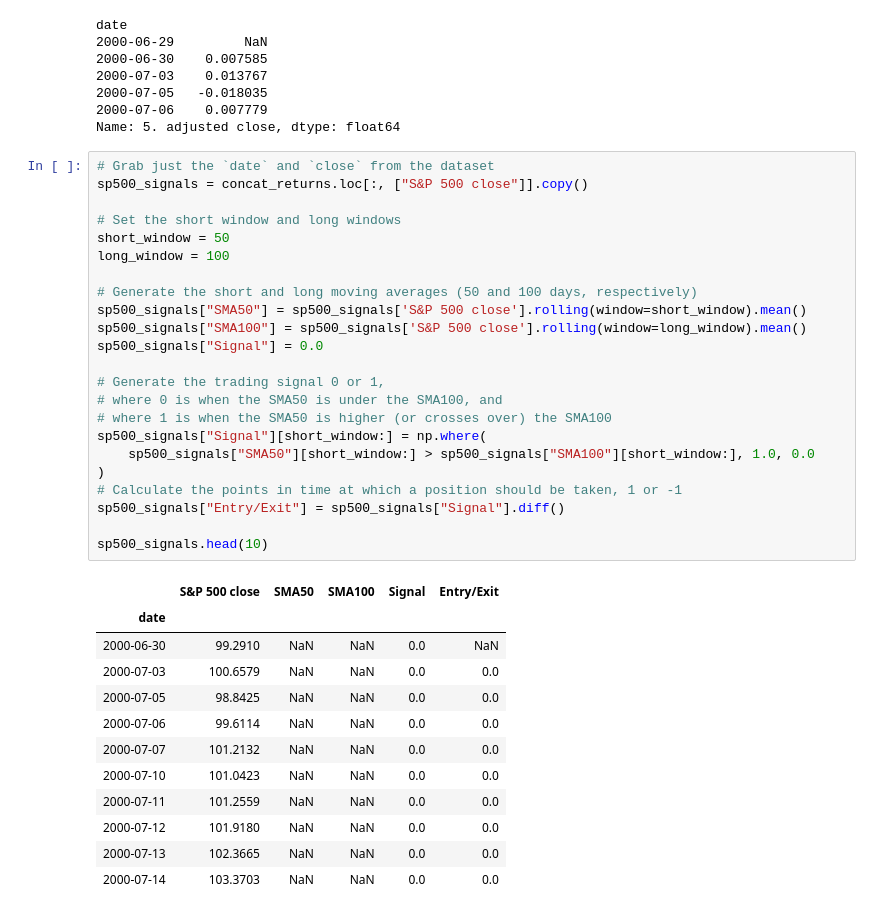
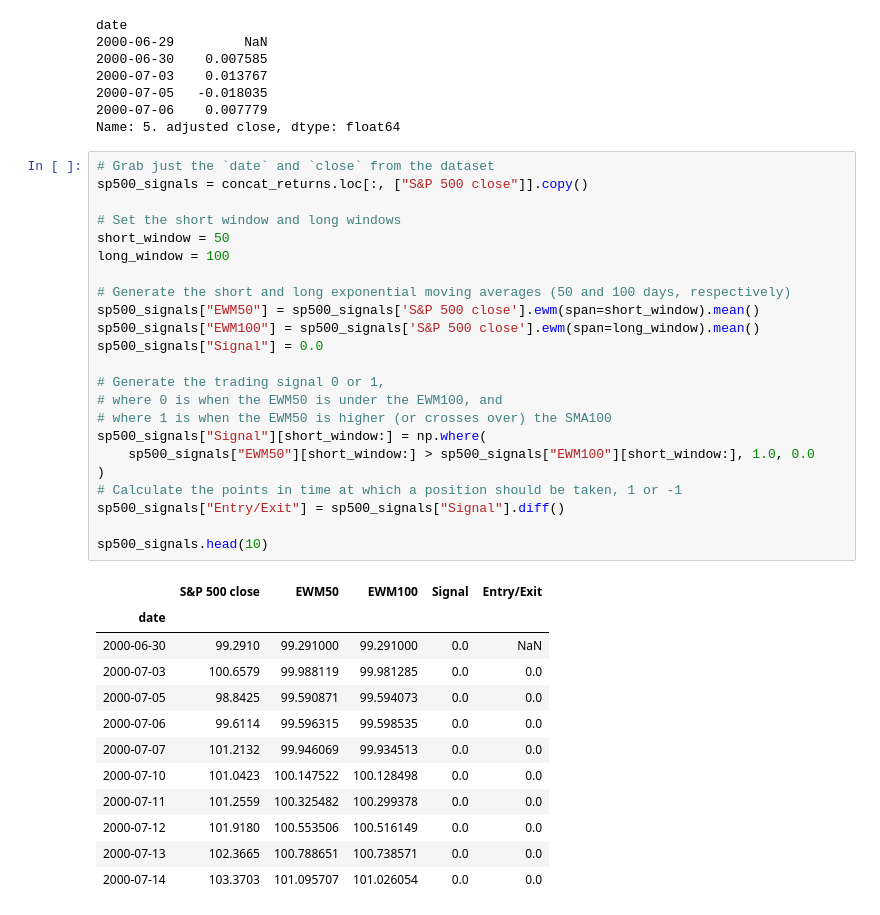
Before and after one commit to awanzek/FinTech_Project2, a Jupyter notebook: Gabe/gabe.ipynb, the cells around one changed output. Drawn from its saved outputs; the diff is of its cells as text.

```diff
--- a/Gabe/gabe.ipynb
+++ b/Gabe/gabe.ipynb
@@ -127,39 +127,39 @@ Name: 5. adjusted close, dtype: float64
 # %%
 # Grab just the `date` and `close` from the dataset
 sp500_signals = concat_returns.loc[:, ["S&P 500 close"]].copy()
 
 # Set the short window and long windows
 short_window = 50
 long_window = 100
 
-# Generate the short and long moving averages (50 and 100 days, respectively)
-sp500_signals["SMA50"] = sp500_signals['S&P 500 close'].rolling(window=short_window).mean()
-sp500_signals["SMA100"] = sp500_signals['S&P 500 close'].rolling(window=long_window).mean()
+# Generate the short and long exponential moving averages (50 and 100 days, respectively)
+sp500_signals["EWM50"] = sp500_signals['S&P 500 close'].ewm(span=short_window).mean()
+sp500_signals["EWM100"] = sp500_signals['S&P 500 close'].ewm(span=long_window).mean()
 sp500_signals["Signal"] = 0.0
 
 # Generate the trading signal 0 or 1,
-# where 0 is when the SMA50 is under the SMA100, and
-# where 1 is when the SMA50 is higher (or crosses over) the SMA100
+# where 0 is when the EWM50 is under the EWM100, and
+# where 1 is when the EWM50 is higher (or crosses over) the SMA100
 sp500_signals["Signal"][short_window:] = np.where(
-    sp500_signals["SMA50"][short_window:] > sp500_signals["SMA100"][short_window:], 1.0, 0.0
+    sp500_signals["EWM50"][short_window:] > sp500_signals["EWM100"][short_window:], 1.0, 0.0
 )
 # Calculate the points in time at which a position should be taken, 1 or -1
 sp500_signals["Entry/Exit"] = sp500_signals["Signal"].diff()
 
 sp500_signals.head(10)
 # %% [output]
-|  | S&P 500 close | SMA50 | SMA100 | Signal | Entry/Exit |
+|  | S&P 500 close | EWM50 | EWM100 | Signal | Entry/Exit |
 | date |  |  |  |  |  |
-| 2000-06-30 | 99.2910 | NaN | NaN | 0.0 | NaN |
-| 2000-07-03 | 100.6579 | NaN | NaN | 0.0 | 0.0 |
-| 2000-07-05 | 98.8425 | NaN | NaN | 0.0 | 0.0 |
-| 2000-07-06 | 99.6114 | NaN | NaN | 0.0 | 0.0 |
-| 2000-07-07 | 101.2132 | NaN | NaN | 0.0 | 0.0 |
-| 2000-07-10 | 101.0423 | NaN | NaN | 0.0 | 0.0 |
-| 2000-07-11 | 101.2559 | NaN | NaN | 0.0 | 0.0 |
-| 2000-07-12 | 101.9180 | NaN | NaN | 0.0 | 0.0 |
-| 2000-07-13 | 102.3665 | NaN | NaN | 0.0 | 0.0 |
-| 2000-07-14 | 103.3703 | NaN | NaN | 0.0 | 0.0 |
+| 2000-06-30 | 99.2910 | 99.291000 | 99.291000 | 0.0 | NaN |
+| 2000-07-03 | 100.6579 | 99.988119 | 99.981285 | 0.0 | 0.0 |
+| 2000-07-05 | 98.8425 | 99.590871 | 99.594073 | 0.0 | 0.0 |
+| 2000-07-06 | 99.6114 | 99.596315 | 99.598535 | 0.0 | 0.0 |
+| 2000-07-07 | 101.2132 | 99.946069 | 99.934513 | 0.0 | 0.0 |
+| 2000-07-10 | 101.0423 | 100.147522 | 100.128498 | 0.0 | 0.0 |
+| 2000-07-11 | 101.2559 | 100.325482 | 100.299378 | 0.0 | 0.0 |
+| 2000-07-12 | 101.9180 | 100.553506 | 100.516149 | 0.0 | 0.0 |
+| 2000-07-13 | 102.3665 | 100.788651 | 100.738571 | 0.0 | 0.0 |
+| 2000-07-14 | 103.3703 | 101.095707 | 101.026054 | 0.0 | 0.0 |
 # %%
 # Visualize exit position relative to close price
 exit = sp500_signals[sp500_signals['Entry/Exit'] == -1.0]['S&P 500 close'].hvplot.scatter(
```
Also changed, not shown: parts of 1 cell of this notebook.
